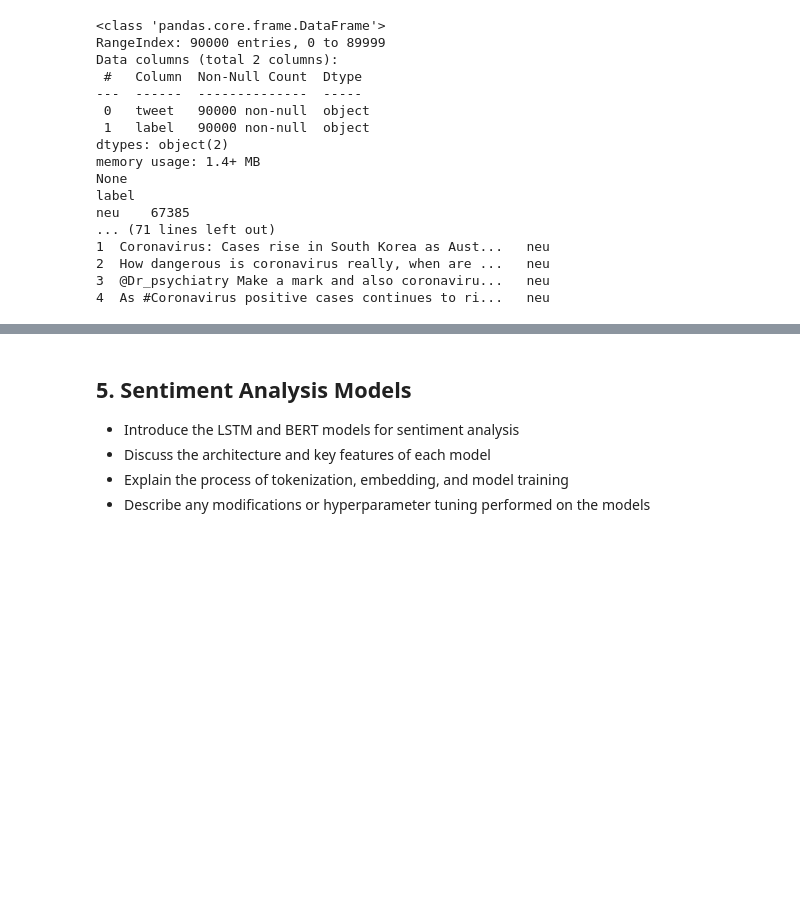
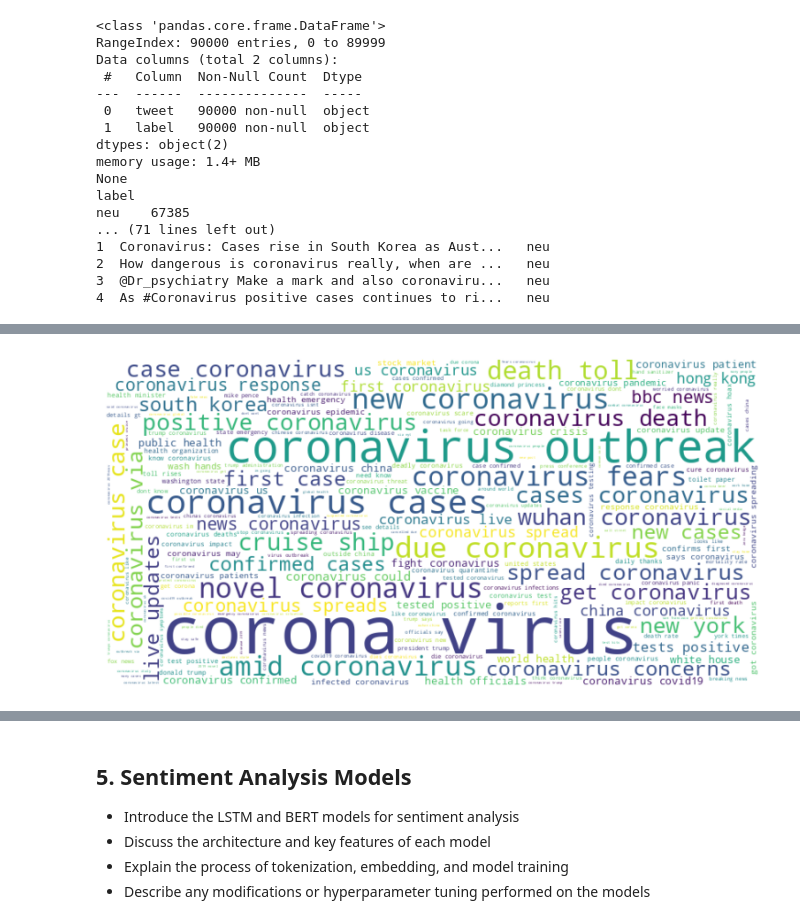
Before and after one commit to Lexian-6/Sentiment-Analysis-towards-COVID-19-on-Twitter, a Jupyter notebook: COVIDSenti_Analysis.ipynb, the cells around one changed output, grey strips where cells are left out. Cells and saved outputs as stored; diff of their text form; code cells hidden in the pictures; blank space fills up the shorter version.

```diff
--- a/COVIDSenti_Analysis.ipynb
+++ b/COVIDSenti_Analysis.ipynb
@@ -251,0 +292,23 @@ df.head()
+# %%
+# @title #### 3.4.5 Removing Stop Words
+import nltk
+from nltk.corpus import stopwords
+
+nltk.download('stopwords')  # Download the stop words corpus
+
+# Remove stop words
+def remove_stopwords(text):
+    stop_words = set(stopwords.words('english'))
+    words = text.split()
+    filtered_words = [word for word in words if word.lower() not in stop_words]
+    filtered_text = ' '.join(filtered_words)
+    return filtered_text
+
+df['tweet'] = df['tweet'].apply(remove_stopwords)
+df_A['tweet'] = df_A['tweet'].apply(remove_stopwords)
+df_B['tweet'] = df_B['tweet'].apply(remove_stopwords)
+df_C['tweet'] = df_C['tweet'].apply(remove_stopwords)
+
+print(original_df.iloc[1, 0])
+print("------------------------------------------------------------------------")
+print(df.iloc[1, 0])
@@ -357,25 +499,35 @@ Most common words in pos tweets:
 # %%
 from wordcloud import WordCloud
 
-def generate_bigram_wordcloud(text):
+def generate_bigram_wordcloud(text, size=(8,4), max_words=200):
     # Create a CountVectorizer object with bigrams
     cv = CountVectorizer(ngram_range=(2, 2))
 
     # Fit and transform the text
     bigram_counts = cv.fit_transform(text)
 
     # Convert the bigram counts to a dictionary
     bigram_dict = dict(zip(cv.get_feature_names_out(), bigram_counts.sum(axis=0).tolist()[0]))
 
     # Create a word cloud object
-    wc = WordCloud(width=800, height=400, background_color='white', colormap='viridis')
+    wc = WordCloud(width=size[0]*100, height=size[1]*100, background_color='white', colormap='viridis', max_words=max_words)
 
     # Generate the word cloud
     wc.generate_from_frequencies(bigram_dict)
-
+    return wc
     # Display the word cloud
-    plt.figure(figsize=(8, 4))
+    plt.figure(figsize=size)
     plt.imshow(wc, interpolation='bilinear')
     plt.axis('off')
     plt.tight_layout()
     plt.show()
+
+# Display the word cloud
+all_tweets_wordcloud = generate_bigram_wordcloud(df['tweet'])
+plt.figure(figsize=(8, 4))
+plt.imshow(all_tweets_wordcloud, interpolation='bilinear')
+plt.axis('off')
+plt.tight_layout()
+plt.show()
+# %% [output]
+[figure, added]
```
Also changed, not shown: parts of 20 cells of this notebook.
